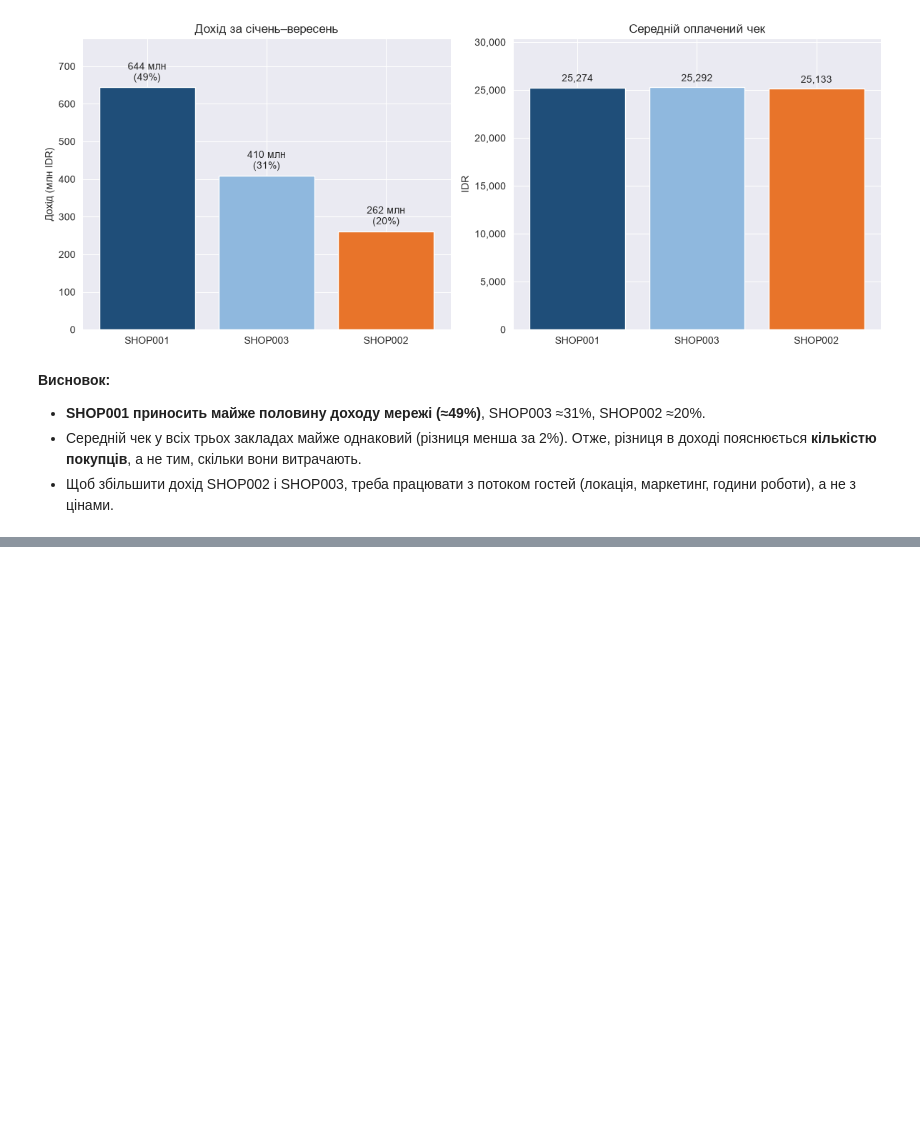
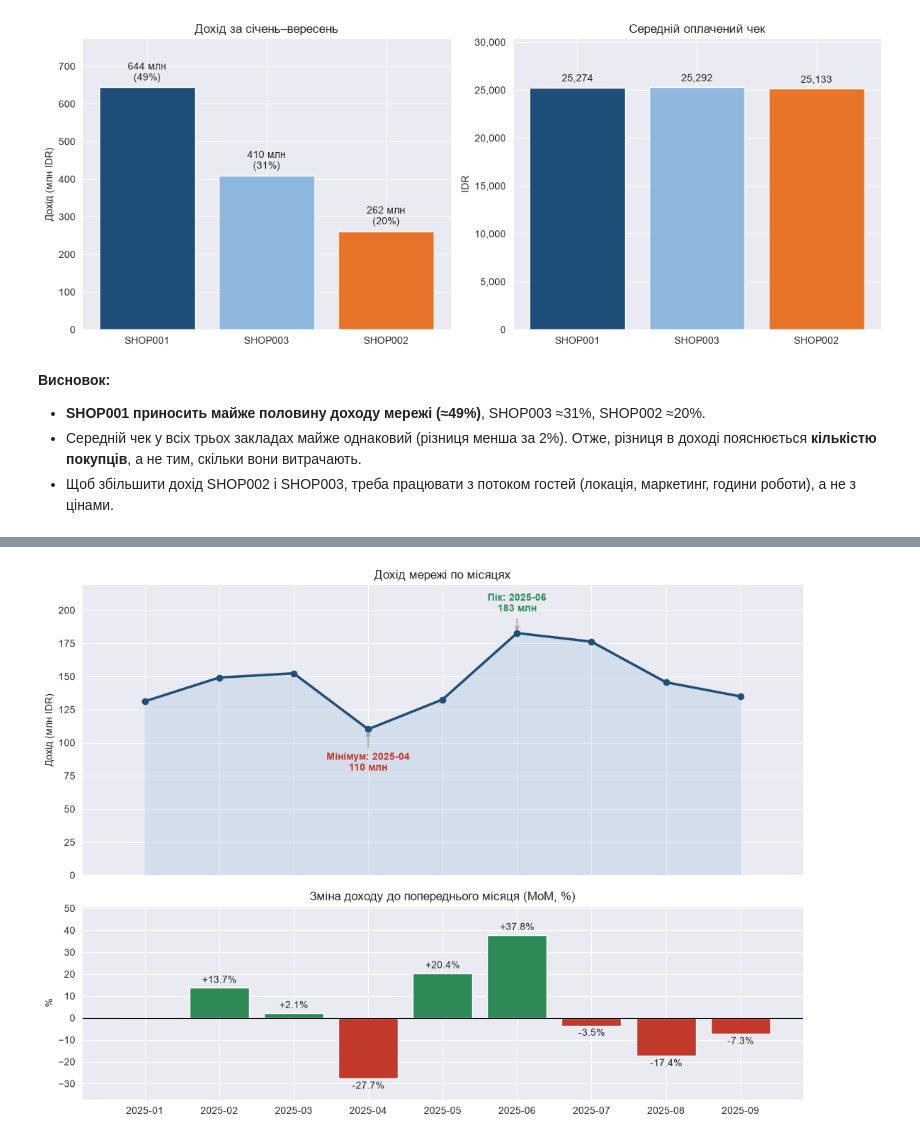
Before and after one commit to Chuchman-Dima/FB-Sales-Revenue-Analytics, a Jupyter notebook: notebook/notebook.ipynb, the cells around one changed output, grey strips where cells are left out. Saved outputs shown, nothing was run; the diff lists cells and outputs as text; code cells hidden in the pictures; blank space fills up the shorter version.

Commit message:
Dynamics of sales by month How did income change from January to September?

```diff
--- a/notebook/notebook.ipynb
+++ b/notebook/notebook.ipynb
@@ -245,0 +249,9 @@ plt.show()
+# %%
+month_df = transactions.groupby('Month').agg(
+    Receipts=('ReceiptNumber', 'count'),
+    Revenue=('TotalAmount', 'sum')
+)
+month_df['Avg_Check_Paid'] = paid.groupby('Month')['TotalAmount'].mean()
+month_df['MoM_%'] = month_df['Revenue'].pct_change() * 100
+
+display(month_df)
@@ -245,0 +270,38 @@ plt.show()
+# %%
+months = month_df.index.tolist()
+x = np.arange(len(months))
+revenue_m = month_df['Revenue'] / 1e6
+
+fig, (ax1, ax2) = plt.subplots(2, 1, figsize=(11, 8), sharex=True, gridspec_kw={'height_ratios': [3, 2]})
+
+# верхній графік: дохід
+ax1.plot(x, revenue_m, marker='o', linewidth=2.5, color=BLUE)
+ax1.fill_between(x, revenue_m, color=LIGHT_BLUE, alpha=0.25)
+best = revenue_m.idxmax()
+worst = revenue_m.idxmin()
+ax1.annotate(f'Пік: {best}\n{revenue_m[best]:.0f} млн', xy=(months.index(best), revenue_m[best]),
+             xytext=(0, 22), textcoords='offset points', ha='center',
+             arrowprops=dict(arrowstyle='->', color=GREY), color=GREEN, fontweight='bold')
+ax1.annotate(f'Мінімум: {worst}\n{revenue_m[worst]:.0f} млн', xy=(months.index(worst), revenue_m[worst]),
+             xytext=(0, -42), textcoords='offset points', ha='center',
+             arrowprops=dict(arrowstyle='->', color=GREY), color=RED, fontweight='bold')
+ax1.set_ylim(0, revenue_m.max() * 1.2)
+ax1.set_title('Дохід мережі по місяцях')
+ax1.set_ylabel('Дохід (млн IDR)')
+
+# нижній графік: зміна до попереднього місяця
+mom = month_df['MoM_%']
+bar_colors = [GREEN if v >= 0 else RED for v in mom.fillna(0)]
+bars = ax2.bar(x, mom.fillna(0), color=bar_colors)
+ax2.bar_label(bars, labels=['' if np.isnan(v) else f'{v:+.1f}%' for v in mom], padding=3)
+ax2.axhline(0, color='black', linewidth=0.8)
+ax2.set_ylim(mom.min() * 1.35, mom.max() * 1.35)
+ax2.set_title('Зміна доходу до попереднього місяця (MoM, %)')
+ax2.set_ylabel('%')
+ax2.set_xticks(x)
+ax2.set_xticklabels(months)
+
+plt.tight_layout()
+plt.show()
+# %% [output]
+[figure, added]
```
Also changed, not shown: parts of 6 cells of this notebook.
